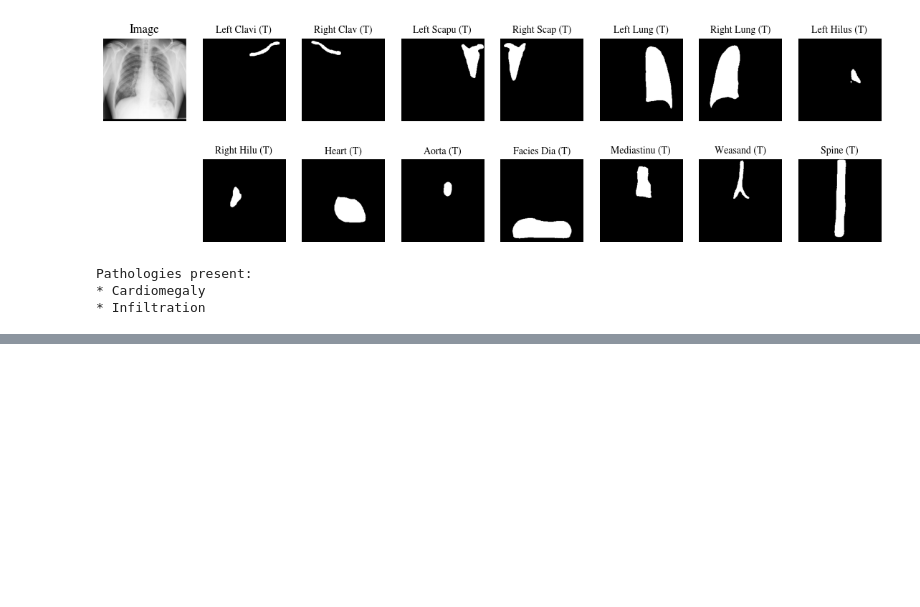
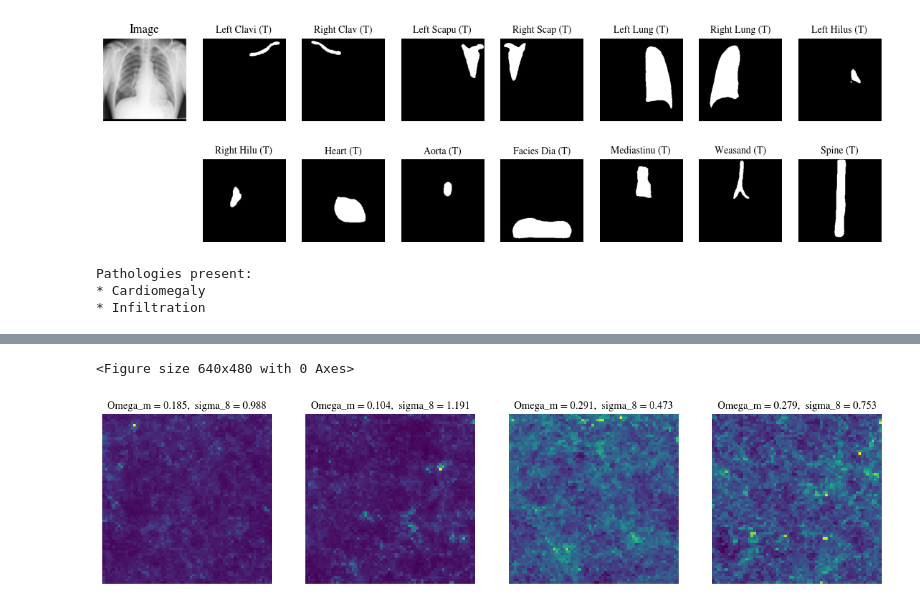
Before and after one commit to DebugML/exlib, a Jupyter notebook: fix_demo.ipynb, the cells around one changed output, grey strips where cells are left out. Saved outputs shown, nothing was run; the diff lists cells and outputs as text; code cells hidden in the pictures; blank space fills up the shorter version.

```diff
--- a/fix_demo.ipynb
+++ b/fix_demo.ipynb
@@ -113,0 +122,16 @@ Pathologies present:
+# %%
+massmaps_dataset = huggingface_datasets.load_dataset(exlib.datasets.mass_maps.DATASET_REPO, split="test")
+# %%
+# Plot a few examples of mass maps
+plt.clf()
+fig, ax = plt.subplots(1,4, figsize=(16,4))
+for i in range(len(ax)):
+    mm_item = massmaps_dataset[i]
+    mm_input = torch.tensor(mm_item["input"])
+    mm_item = mm_item["label"]
+    ax[i].imshow(mm_input.numpy().transpose(1,2,0))
+    ax[i].set_axis_off()
+    ax[i].set_title(f"Omega_m = {mm_item[0]:.3f},  sigma_8 = {mm_item[1]:.3f}")
+# %% [output]
+<Figure size 640x480 with 0 Axes>
+[figure, added]
```
Also changed, not shown: parts of 7 cells of this notebook.
